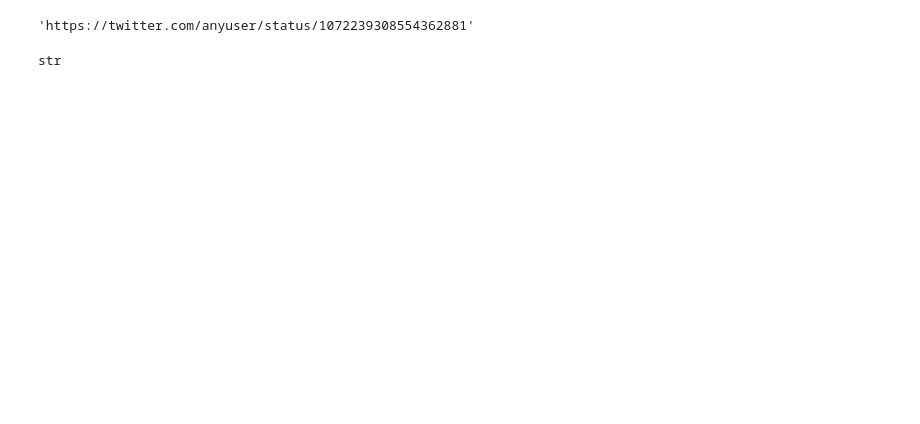
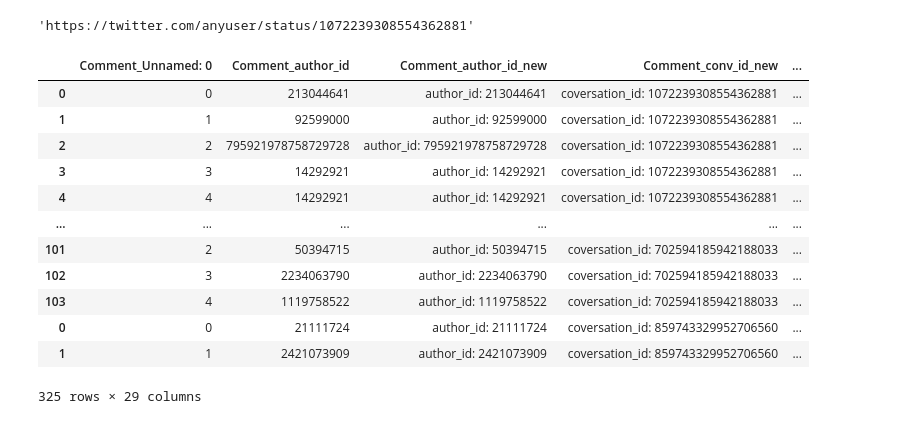
Before and after one commit to Michael-Koban/brexit-package-new, a Jupyter notebook: step 3 retreving comments.ipynb, the cells around one changed output. Drawn from its saved outputs; the diff is of its cells as text; code cells hidden in the pictures; blank space fills up the shorter version.

```diff
--- a/step 3 retreving comments.ipynb
+++ b/step 3 retreving comments.ipynb
@@ -121,5 +143,18 @@ all_comments_df['conversation_id'] = all_comments_df['conversation_id'].apply(la
-# %%
-type(list(all_comments_df['conversation_id'])[0])
-# %% [output]
-str
+# %%
+
+all_comments_df
+# %% [output]
+|  | Comment_Unnamed: 0 | Comment_author_id | Comment_author_id_new | Comment_conv_id_new | ... |
+| 0 | 0 | 213044641 | author_id: 213044641 | coversation_id: 1072239308554362881 | ... |
+| 1 | 1 | 92599000 | author_id: 92599000 | coversation_id: 1072239308554362881 | ... |
+| 2 | 2 | 795921978758729728 | author_id: 795921978758729728 | coversation_id: 1072239308554362881 | ... |
+| 3 | 3 | 14292921 | author_id: 14292921 | coversation_id: 1072239308554362881 | ... |
+| 4 | 4 | 14292921 | author_id: 14292921 | coversation_id: 1072239308554362881 | ... |
+| ... | ... | ... | ... | ... | ... |
+| 101 | 2 | 50394715 | author_id: 50394715 | coversation_id: 702594185942188033 | ... |
+| 102 | 3 | 2234063790 | author_id: 2234063790 | coversation_id: 702594185942188033 | ... |
+| 103 | 4 | 1119758522 | author_id: 1119758522 | coversation_id: 702594185942188033 | ... |
+| 0 | 0 | 21111724 | author_id: 21111724 | coversation_id: 859743329952706560 | ... |
+| 1 | 1 | 2421073909 | author_id: 2421073909 | coversation_id: 859743329952706560 | ... |
+325 rows × 29 columns
 # %%
```
Also changed, not shown: parts of 13 cells of this notebook.
